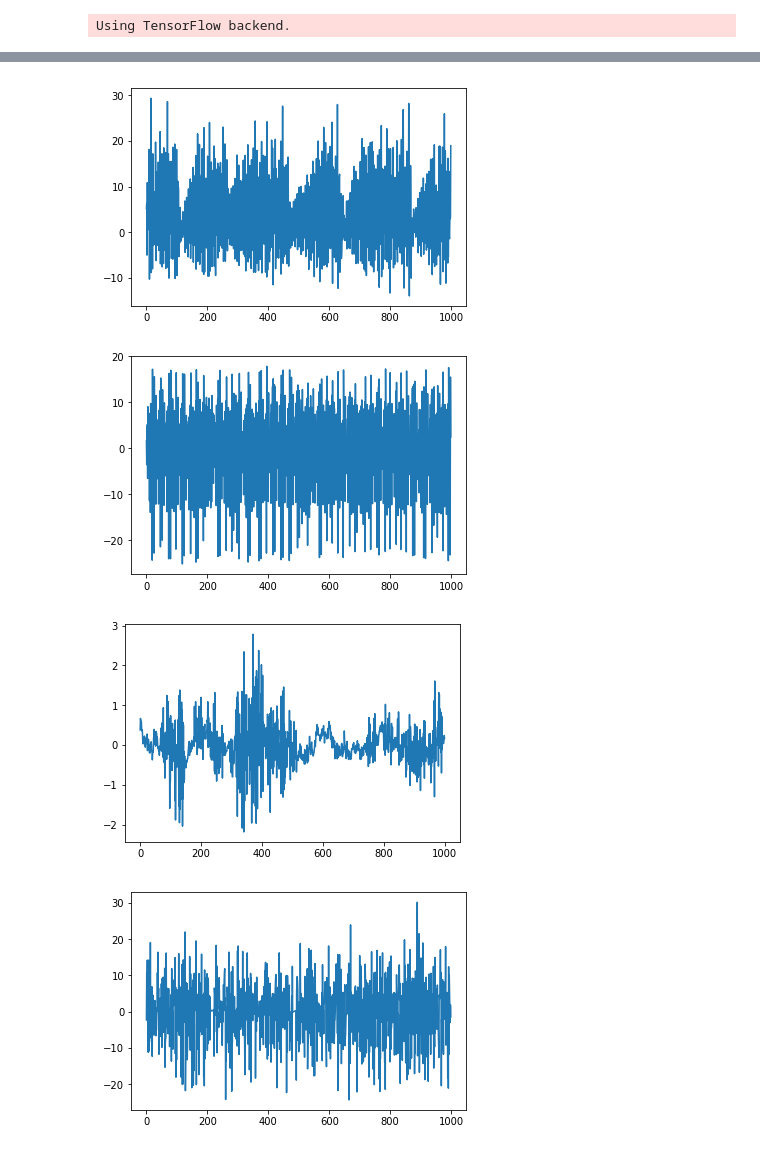
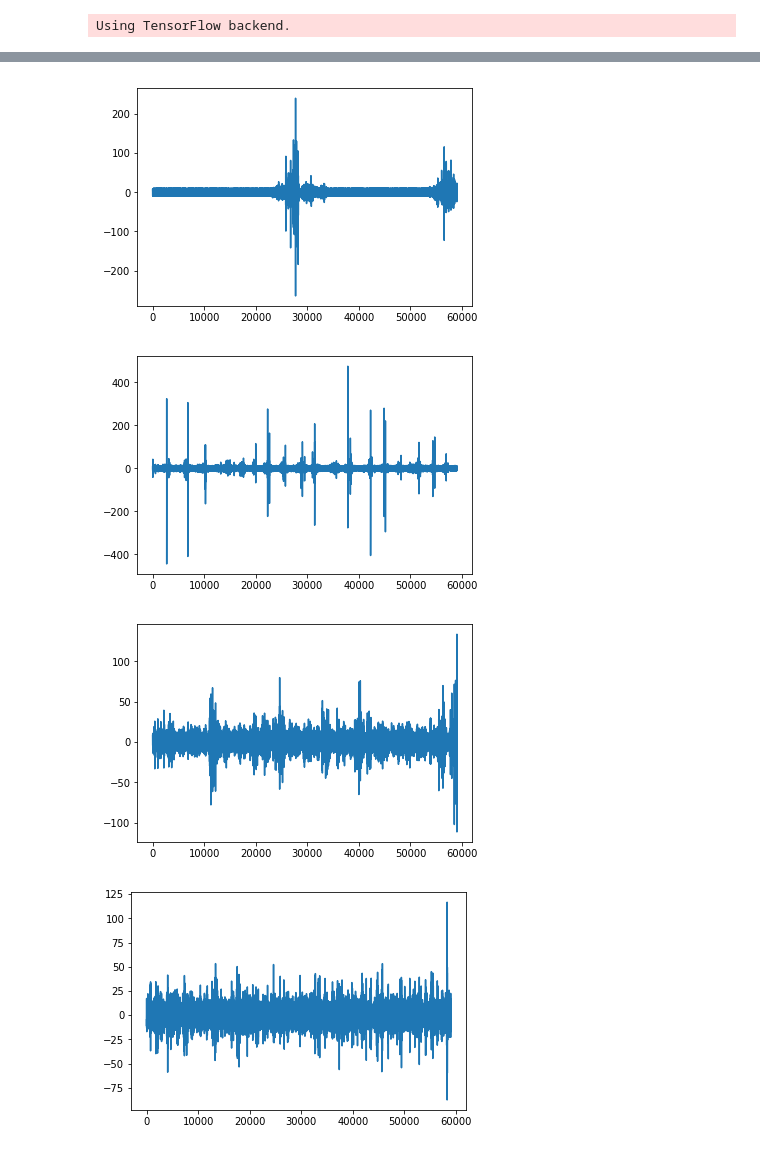
Before and after one commit to BadrYoubiIdrissi/AudioFeatureVisualization, a Jupyter notebook: Visualization.ipynb, the cells around one changed output, grey strips where cells are left out. Cells and saved outputs as stored; diff of their text form; code cells hidden in the pictures.

Commit message:
Loading model, basic Filter Visualization by Optimization

```diff
--- a/Visualization.ipynb
+++ b/Visualization.ipynb
@@ -14,7 +14,7 @@ Using TensorFlow backend.
  #We load the trained VGG model
 pathToModel = "model/model_VGG16_11_12_2018.h5"
 
-model = model_from_json(open("model/architecture_msdTag_updated.json").read())
+model = model_from_json(open("model/architecture_msdTag_keras2.json").read())
 model.load_weights("model/weight_msdTag.hdf5")
 
 layerDict = getLayerDict(model)
@@ -56,7 +56,7 @@ signalLength = 59049
 keptFilters = []
 
 inputTensor = model.input
-layerName = 'activation_3'
+layerName = 'activation_8'
 
 print("Percentage : ")
 for filterIndex in range(128):
@@ -65,8 +65,8 @@ for filterIndex in range(128):
 
     iterate = getIterateFunction(layerDict, layerName, filterIndex, inputTensor)
 
-    #inputImgData = (np.random.random((1, imgWidth, imgHeight, 3)) - 0.5) * 20 + 128
-    inputImgData = sampleAu[np.newaxis,:signalLength,np.newaxis].copy()
+    inputImgData = (np.random.random((1, signalLength, 1)) - 0.5) * 20
+    #inputImgData = sampleAu[np.newaxis,:signalLength,np.newaxis].copy()
 
     step = 0.1
 
@@ -101,9 +102,9 @@ kept!
 # %%
 for img in keptFilters:
     plt.figure()
-    plt.plot(range(1000),img[0][:1000])
+    plt.plot(img[0])
 # %% [output]
-[figure, old version]
+[figure, new version]
-[figure, old version]
+[figure, new version]
-[figure, old version]
+[figure, new version]
-[figure, old version]
+[figure, new version]
```
Also changed, not shown: parts of 6 cells of this notebook.
